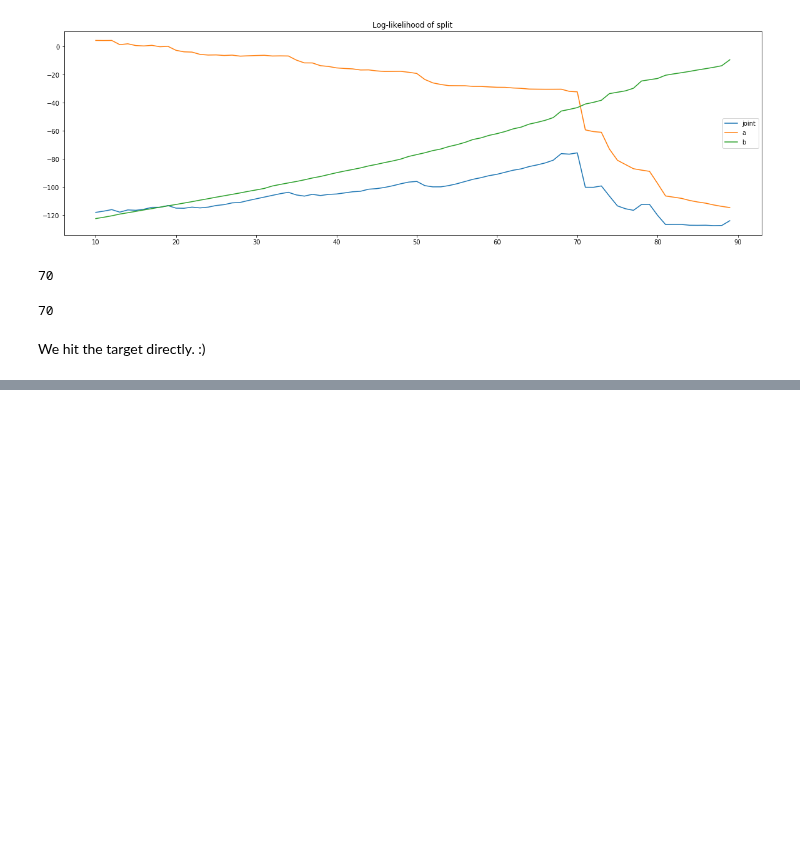
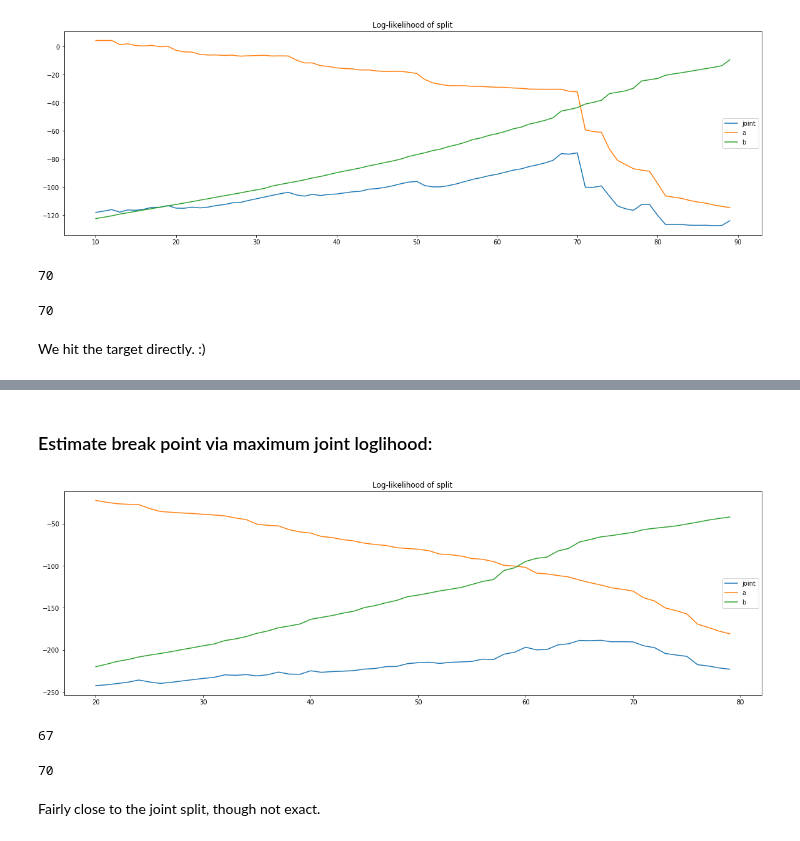
Before and after one commit to NowanIlfideme/masters_switching_models, a Jupyter notebook: notebooks/known_model_break.ipynb, the cells around one changed output, grey strips where cells are left out. Drawn from its saved outputs; the diff is of its cells as text; code cells hidden in the pictures; blank space fills up the shorter version.

```diff
--- a/notebooks/known_model_break.ipynb
+++ b/notebooks/known_model_break.ipynb
@@ -176,0 +205,31 @@ fig;
+# %% [markdown]
+### Estimate break point via maximum joint loglihood:
+# %%
+joint_llfs = []
+lla = []
+llb = []
+# idx = pd.RangeIndex(20, 80)
+idx = pd.RangeIndex(20, 80)
+for T in idx:
+    m2_aT = sm.tsa.VAR(z2.iloc[:T]).fit(maxlags=3)
+    m2_bT = sm.tsa.VAR(z2.iloc[T:]).fit(maxlags=3)  # technically this should be 2
+    lla.append(m2_aT.llf)
+    llb.append(m2_bT.llf)
+    joint_llfs.append(m2_aT.llf + m2_bT.llf)
+llfs = pd.DataFrame({'joint':joint_llfs, 'a': lla, 'b': llb}, idx)
+# %%
+fig, ax = plt.subplots(1, 1, figsize=(20, 6))
+ax.set_title('Log-likelihood of split')
+llfs.plot(ax=ax);
+# %% [output]
+[figure, added]
+# %%
+llfs['joint'].idxmax()
+# %% [output]
+67
+# %%
+break_T
+# %% [output]
+70
+# %% [markdown]
+Fairly close to the joint split, though not exact.
```
Also changed, not shown: parts of 12 cells of this notebook, 1 other file.
